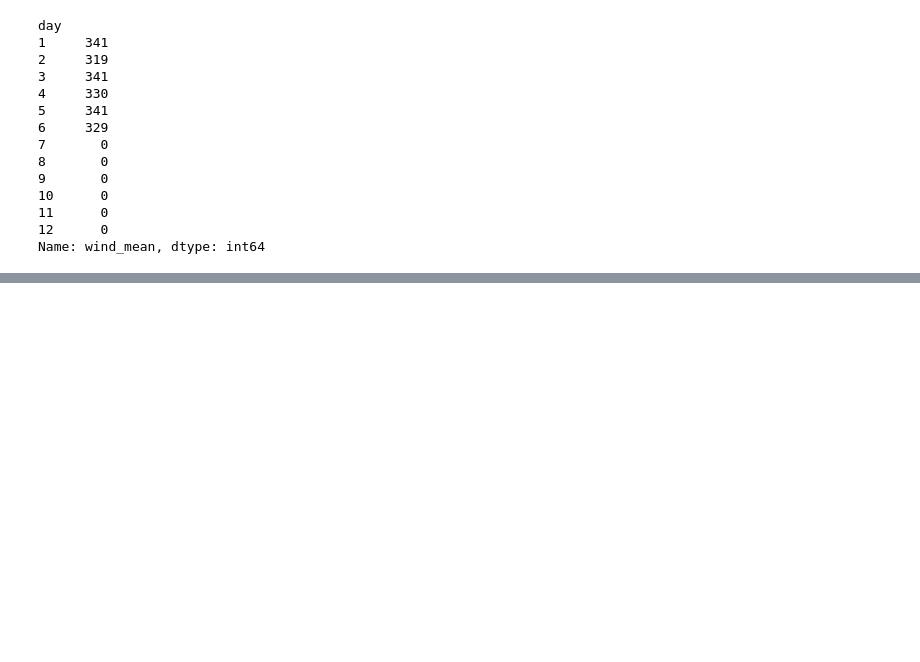
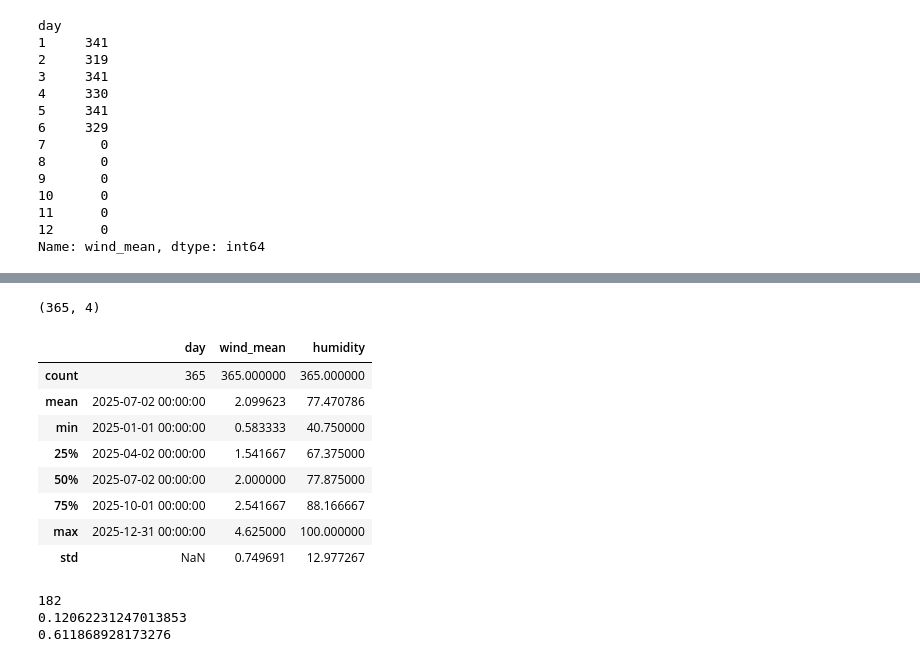
Before and after one commit to KardaszS/poland-air-quality, a Jupyter notebook: notebooks/01_exploration.ipynb, the cells around one changed output, grey strips where cells are left out. Cells and saved outputs as stored; diff of their text form; code cells hidden in the pictures; blank space fills up the shorter version.

```diff
--- a/notebooks/01_exploration.ipynb
+++ b/notebooks/01_exploration.ipynb
@@ -808,0 +850,61 @@ Name: wind_mean, dtype: int64
+# %%
+S_T_VALUES = {
+    'FWR':'WFWR',
+    'WLGW':'WWLGW',
+}
+
+def read_synop_hourly(s_t_path: Path) -> pd.DataFrame:
+    """Read one station-year of IMGW hourly synoptic data and return daily means
+    of wind speed and humidity (only days with at least 18 valid hours)."""
+    s_t = pd.read_csv(s_t_path, encoding="cp1250", header=None, names=s_t_names)
+
+    for val, status in S_T_VALUES.items():
+        s_t.loc[s_t[status] == 8, val] = np.nan
+
+    daily = s_t.groupby(["NSP", "ROK", "MC", "DZ"]).agg(
+        wind_mean=("FWR", "mean"),
+        wind_n=("FWR", "count"),
+        humidity=("WLGW", "mean"),
+        humidity_n=("WLGW", "count"),
+    ).reset_index()
+
+    daily.loc[daily["wind_n"] < 18, "wind_mean"] = np.nan
+    daily.loc[daily["humidity_n"] < 18, "humidity"] = np.nan
+
+    daily["day"] = pd.to_datetime({"year": daily["ROK"], "month": daily["MC"], "day": daily["DZ"]})
+    daily = daily.rename(columns={"NSP": "weather_station_code"})
+    daily["weather_station_code"] = daily["weather_station_code"].astype(str)
+    return daily[["weather_station_code", "day", "wind_mean", "humidity"]]
+# %%
+hourly_test = read_synop_hourly(Path("../data/raw/imgw_hourly/2025/s_t_295_2025.csv"))
+print(hourly_test.shape)
+hourly_test.describe()
+# %% [output]
+(365, 4)
+|  | day | wind_mean | humidity |
+| count | 365 | 365.000000 | 365.000000 |
+| mean | 2025-07-02 00:00:00 | 2.099623 | 77.470786 |
+| min | 2025-01-01 00:00:00 | 0.583333 | 40.750000 |
+| 25% | 2025-04-02 00:00:00 | 1.541667 | 67.375000 |
+| 50% | 2025-07-02 00:00:00 | 2.000000 | 77.875000 |
+| 75% | 2025-10-01 00:00:00 | 2.541667 | 88.166667 |
+| max | 2025-12-31 00:00:00 | 4.625000 | 100.000000 |
+| std | NaN | 0.749691 | 12.977267 |
+# %%
+hourly_2024 = read_synop_hourly(Path("../data/raw/imgw_hourly/2024/s_t_295_2024.csv"))
+
+official = weather[
+    (weather["weather_station_code"] == "353230295")
+    & (weather["day"] < "2024-07-01")
+    & (weather["day"] >= "2024-01-01")
+]
+
+compare = official.merge(hourly_2024, on=["weather_station_code", "day"], suffixes=("_imgw", "_hourly"))
+
+print(len(compare))
+print((compare["wind_mean_imgw"] - compare["wind_mean_hourly"]).abs().mean())
+print((compare["humidity_imgw"] - compare["humidity_hourly"]).abs().mean())
+# %% [output]
+182
+0.12062231247013853
+0.611868928173276
```
Also changed, not shown: parts of 6 cells of this notebook, 1 other file.
